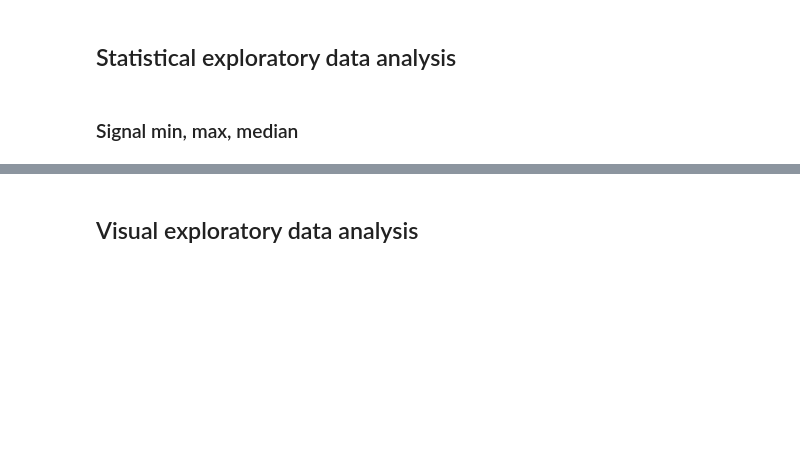
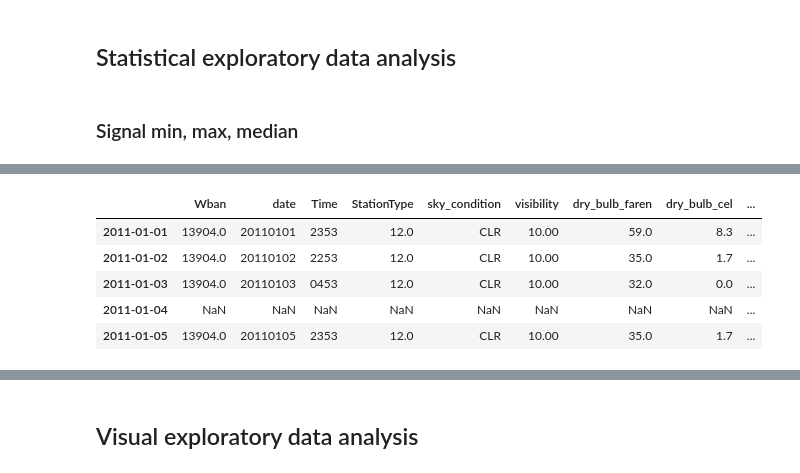
Before and after one commit to wsurles/datacamp_courses, a Jupyter notebook: python_courses/pandas_foundations/pandas_foundations.ipynb, the cells around one changed output, grey strips where cells are left out. Saved outputs shown, nothing was run; the diff lists cells and outputs as text; code cells hidden in the pictures; blank space fills up the shorter version.

```diff
--- a/python_courses/pandas_foundations/pandas_foundations.ipynb
+++ b/python_courses/pandas_foundations/pandas_foundations.ipynb
@@ -3044,0 +3332,11 @@ plt.clf()
+# %%
+# Resample sunny and overcast, aggregating by maximum daily temperature
+sunny_daily_max = sunny.resample('D').max()
+sunny_daily_max.head()
+# %% [output]
+|  | Wban | date | Time | StationType | sky_condition | visibility | dry_bulb_faren | dry_bulb_cel | ... |
+| 2011-01-01 | 13904.0 | 20110101 | 2353 | 12.0 | CLR | 10.00 | 59.0 | 8.3 | ... |
+| 2011-01-02 | 13904.0 | 20110102 | 2253 | 12.0 | CLR | 10.00 | 35.0 | 1.7 | ... |
+| 2011-01-03 | 13904.0 | 20110103 | 0453 | 12.0 | CLR | 10.00 | 32.0 | 0.0 | ... |
+| 2011-01-04 | NaN | NaN | NaN | NaN | NaN | NaN | NaN | NaN | ... |
+| 2011-01-05 | 13904.0 | 20110105 | 2353 | 12.0 | CLR | 10.00 | 35.0 | 1.7 | ... |
```
Also changed, not shown: parts of 26 cells of this notebook, 1 other file.
